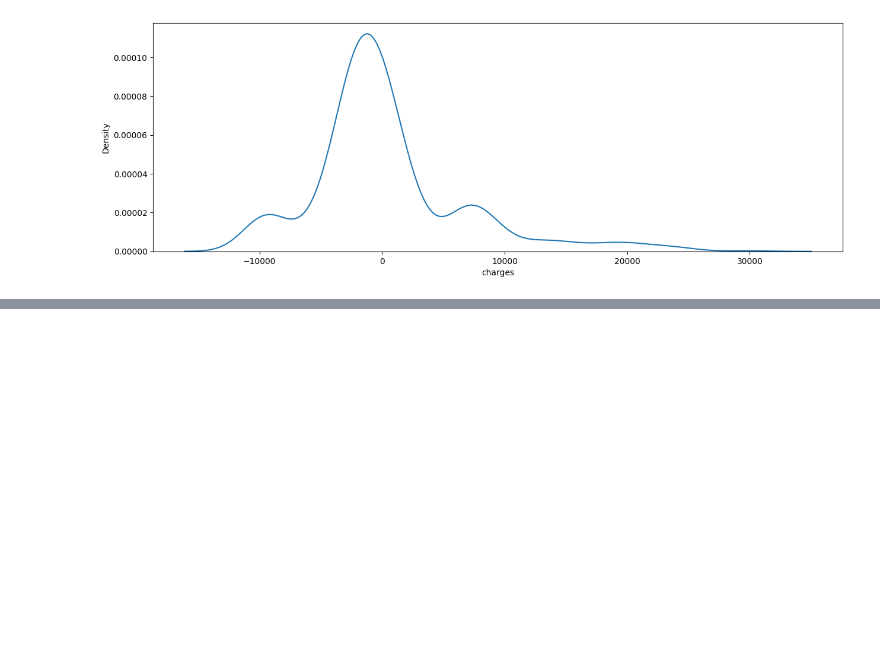
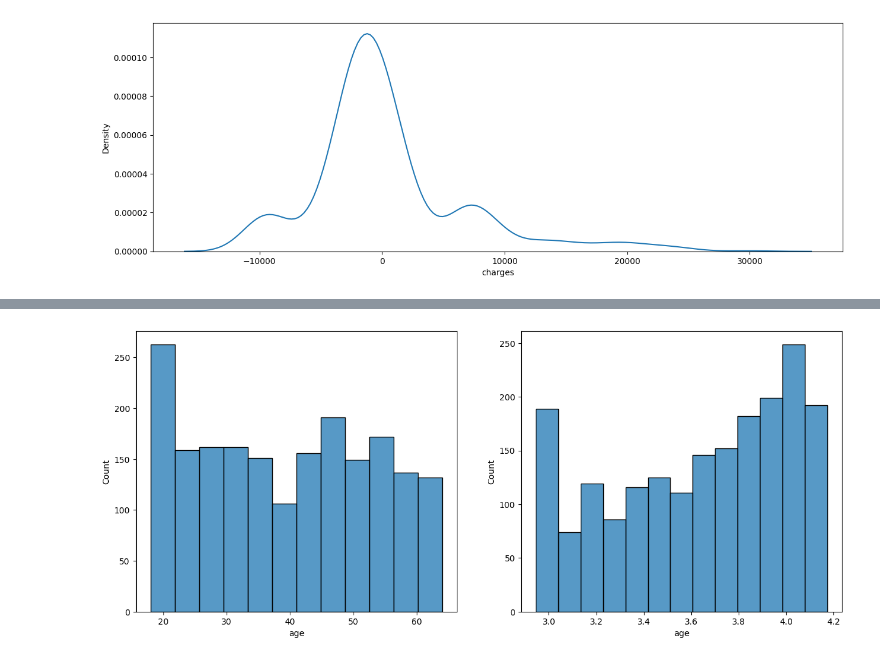
Before and after one commit to AyushDevadiga1/Machine-Learning, a Jupyter notebook: LinearRegressionOnMedicalInsurance.ipynb, the cells around one changed output, grey strips where cells are left out. Cells and saved outputs as stored; diff of their text form; code cells hidden in the pictures; blank space fills up the shorter version.

Commit message:
Special pipeline to test the column transformer function and also experimenting for the best Column Transformer for each function

```diff
--- a/LinearRegressionOnMedicalInsurance.ipynb
+++ b/LinearRegressionOnMedicalInsurance.ipynb
@@ -202,0 +262,12 @@ AttributeError: `scipy.stats.stats` has no attribute `probplot`; furthermore, `s
+# %%
+plt.figure(figsize=(15,6))
+
+plt.subplot(121)
+sns.histplot(data=X_train['age'])
+
+plt.subplot(122)
+sns.histplot(data=FunctionTransformer(func=np.log1p).fit_transform(X_train['age']))
+
+plt.show()
+# %% [output]
+[figure, added]
```
Also changed, not shown: parts of 7 cells of this notebook.
